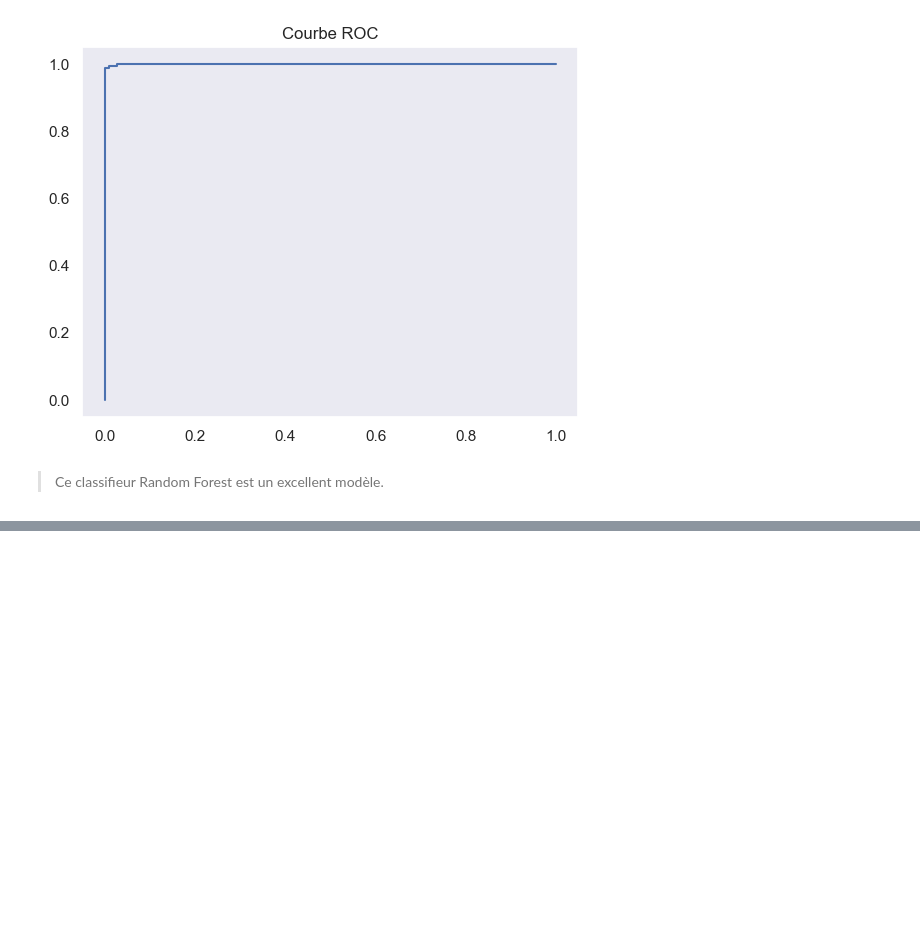
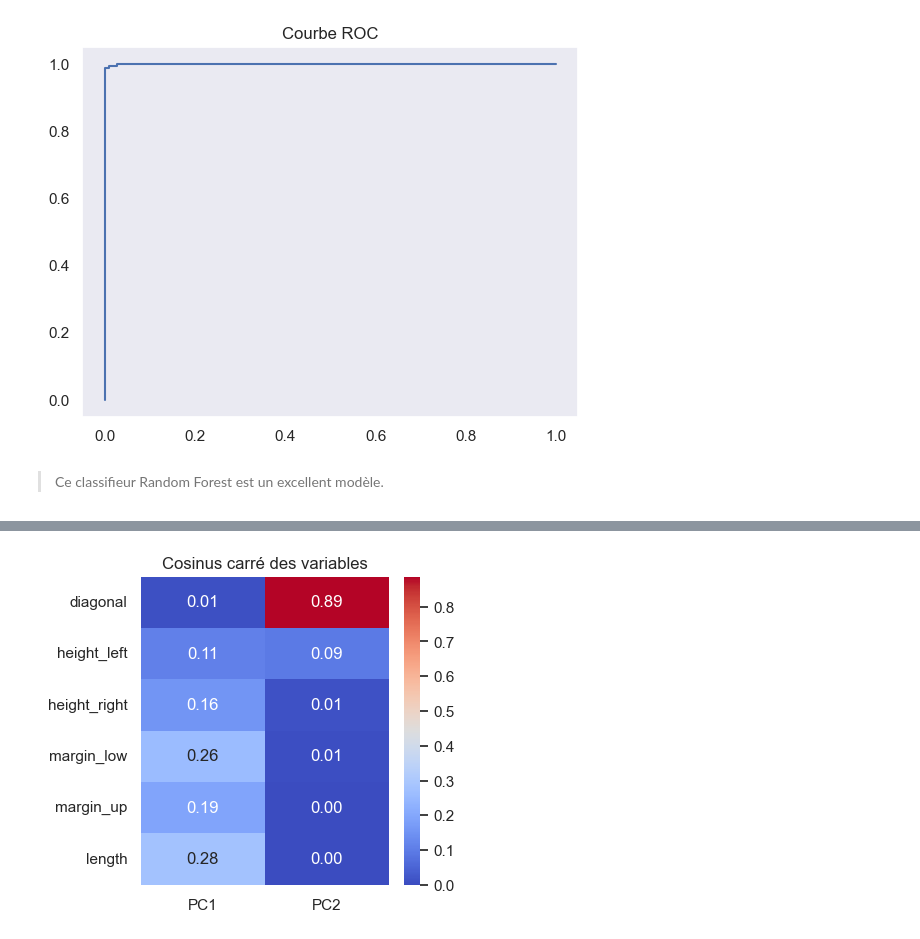
Before and after one commit to lengocduyvu/oncfm-detection-faux-billets, a Jupyter notebook: notebooks/oncfm-analyse.ipynb, the cells around one changed output, grey strips where cells are left out. Saved outputs shown, nothing was run; the diff lists cells and outputs as text; code cells hidden in the pictures; blank space fills up the shorter version.

```diff
--- a/notebooks/oncfm-analyse.ipynb
+++ b/notebooks/oncfm-analyse.ipynb
@@ -612,0 +690,4 @@ plt.show()
+# %%
+# ACP à 2 composantes
+pca = PCA(n_components=2)
+X_pca = pca.fit_transform(X_scaled)
@@ -612,0 +703,8 @@ plt.show()
+# %%
+# Heatmap des cosinus carré
+plt.figure(figsize=(4,4))
+sns.heatmap(contrib.T, annot=True, cmap='coolwarm', fmt="0.2f")
+plt.title('Cosinus carré des variables')
+plt.show()
+# %% [output]
+[figure, added]
```
Also changed, not shown: parts of 13 cells of this notebook.
